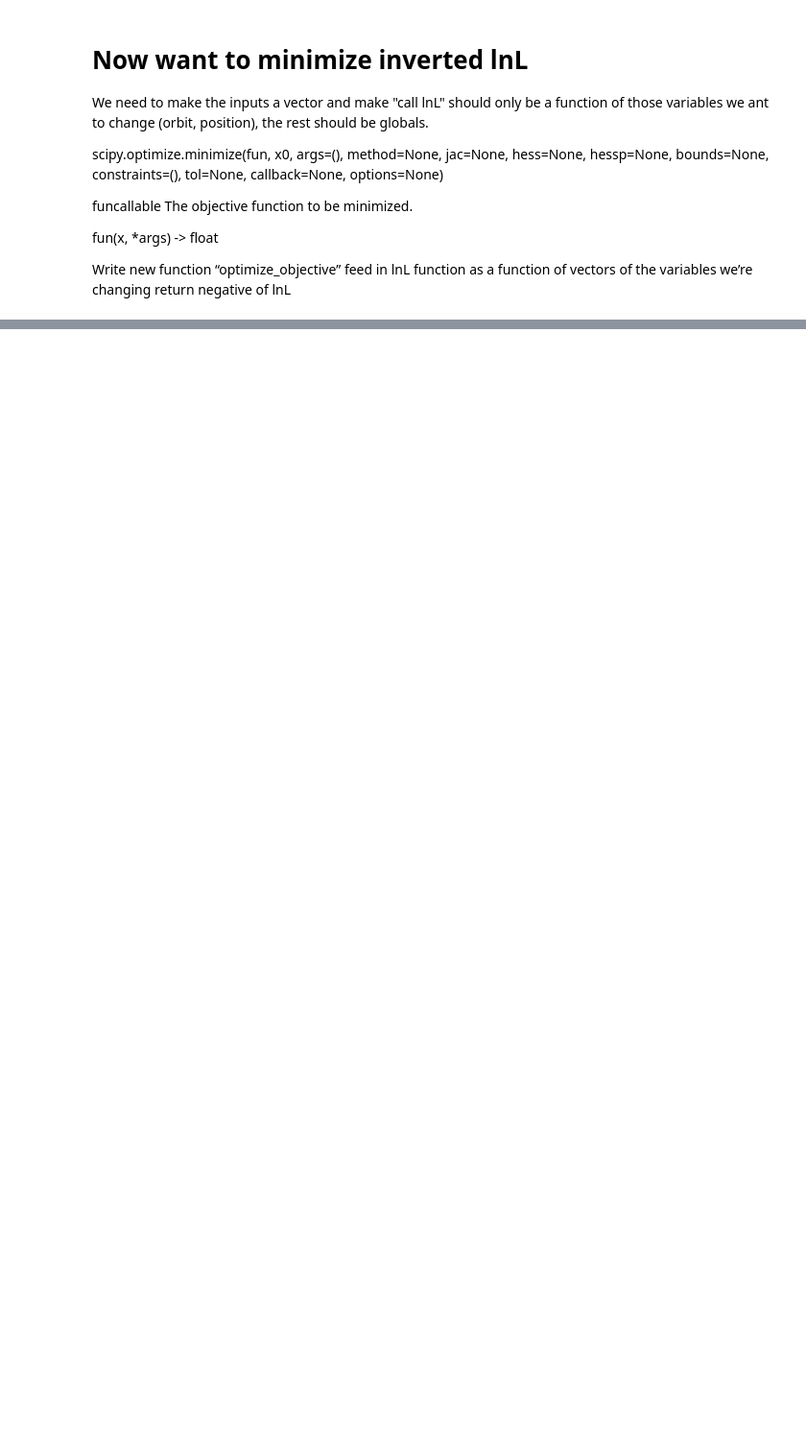
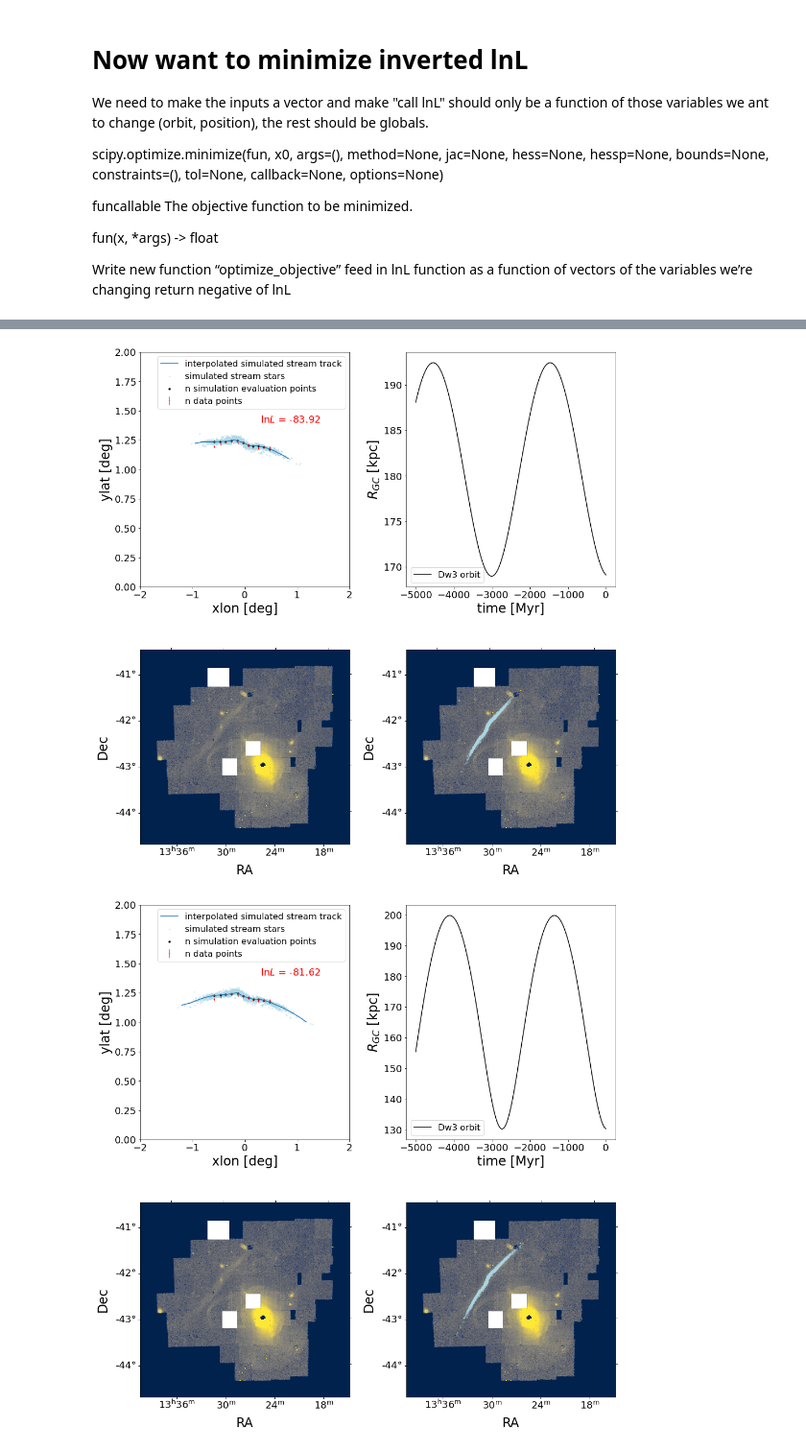
Before and after one commit to sapearson/CenA, a Jupyter notebook: notebooks/Call_lnL.ipynb, the cells around one changed output, grey strips where cells are left out. Shown at 96% size. Cells and saved outputs as stored; diff of their text form; code cells hidden in the pictures; blank space fills up the shorter version.

```diff
--- a/notebooks/Call_lnL.ipynb
+++ b/notebooks/Call_lnL.ipynb
@@ -568,0 +594,10 @@ plt.savefig(plot_path + 'dw3_distance_space.png')
+# %%
+#Now plot only the optimal distances for each diffrrent velocity solution
+
+i = 0
+
+for i in range(len(vels)):
+    lnL_i = call_lnL([dist_max[i]], vels[i], plot=True, verbose=False)
+# %% [output]
+[figure, added]
+[figure, added]
```
Also changed, not shown: parts of 16 cells of this notebook.
